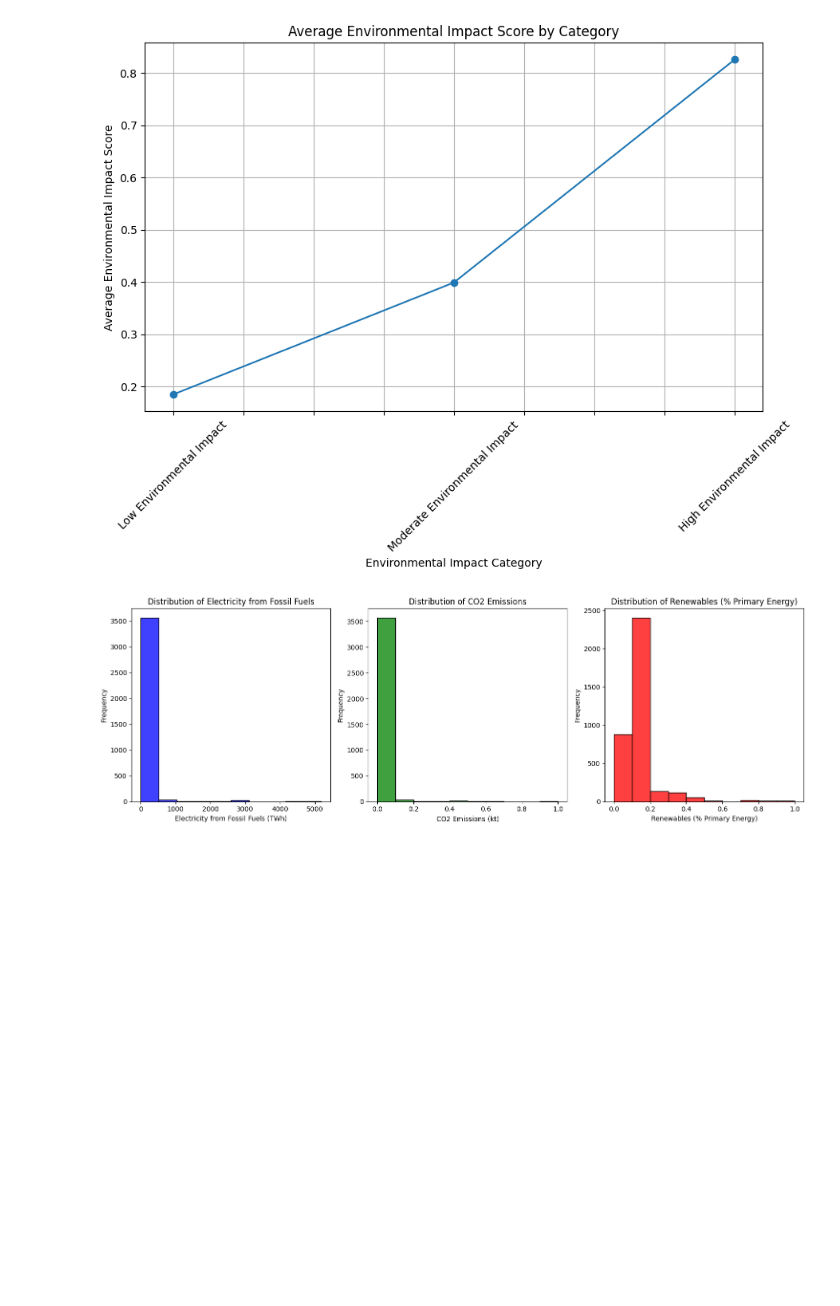
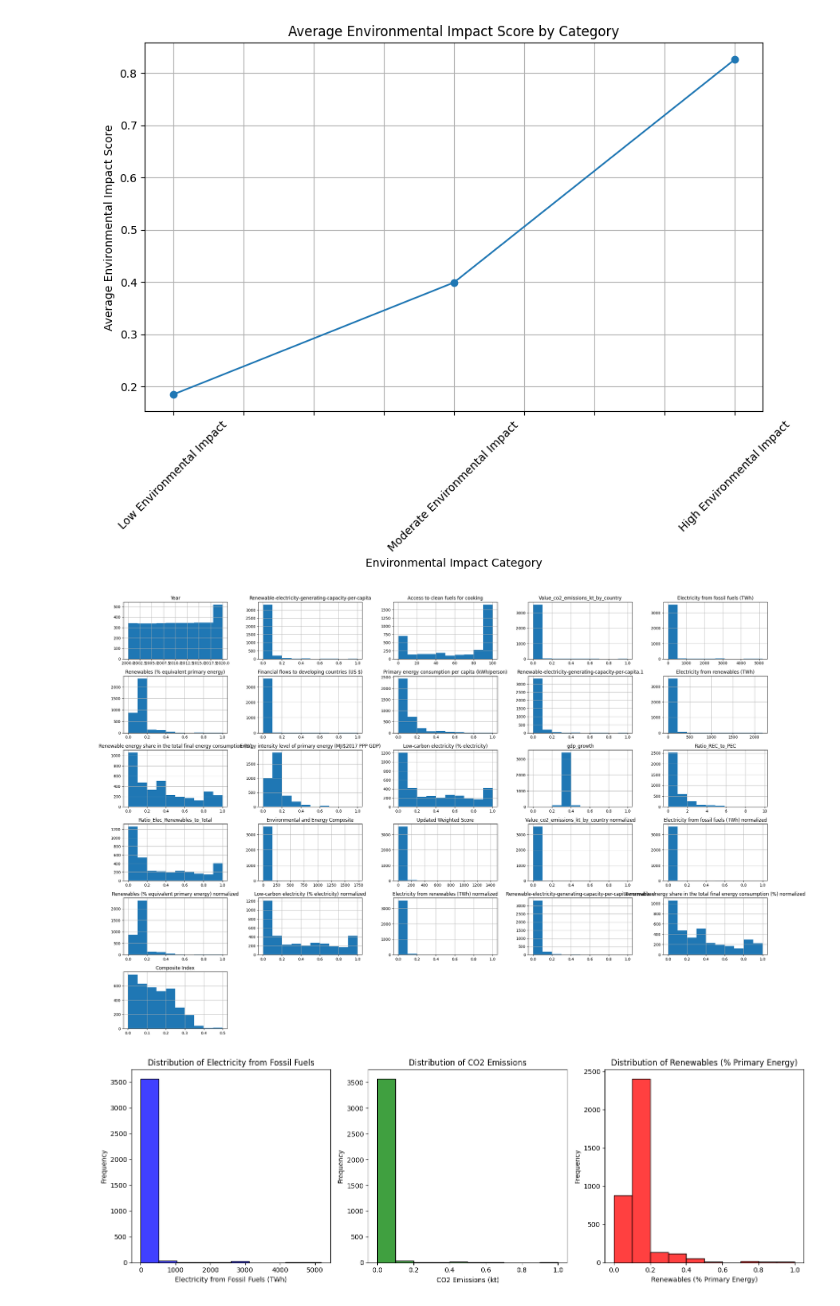
Before and after one commit to Annas-khan424/Data-visualisation, a Jupyter notebook: main.ipynb, the cells around one changed output. Drawn from its saved outputs; the diff is of its cells as text; code cells hidden in the pictures; blank space fills up the shorter version.

Commit message:
histograms for numeric columns :construction:

```diff
--- a/main.ipynb
+++ b/main.ipynb
@@ -841,6 +841,14 @@ plt.grid(True)
 plt.show()
 # %% [output]
 [figure]
+# %%
+
+
+# Plot histograms for numeric columns in the cleaned DataFrame
+df_cleaned.select_dtypes(include=np.number).hist(figsize=(30, 20))
+plt.show()
+# %% [output]
+[figure, added]
 # %%
 # Set up the matplotlib figure
 plt.figure(figsize=(15, 5))
```
